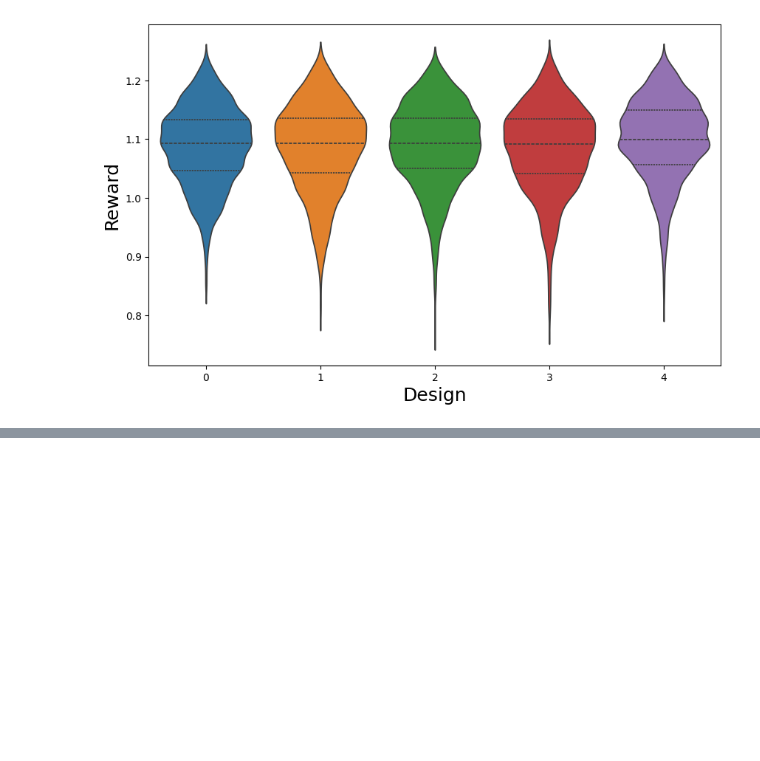
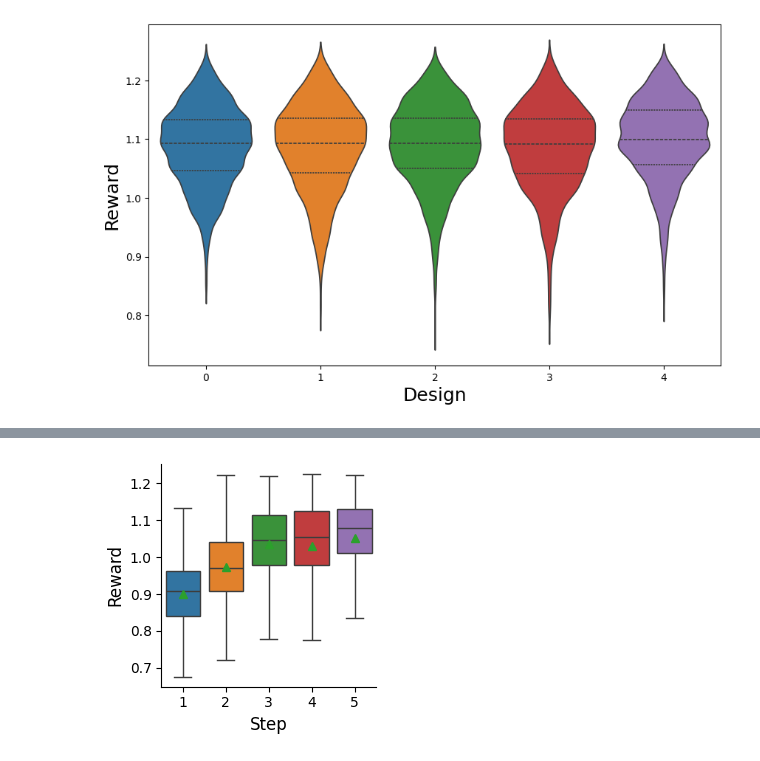
Before and after one commit to MichalKobiela/GeneCircuitsRL, a Jupyter notebook: Additional Results/rl_repressialtor_reinforce_past_amort_multi_step_frame_5_alternative_fixed_point_0.ipynb, the cells around one changed output, grey strips where cells are left out. Drawn from its saved outputs; the diff is of its cells as text; code cells hidden in the pictures; blank space fills up the shorter version.

```diff
--- a/Additional Results/rl_repressialtor_reinforce_past_amort_multi_step_frame_5_alternative_fixed_point_0.ipynb
+++ b/Additional Results/rl_repressialtor_reinforce_past_amort_multi_step_frame_5_alternative_fixed_point_0.ipynb
@@ -414,7 +415,7 @@ from stable_baselines3.common.monitor import Monitor
 env = CustomEnv()
 
 # ==== Configuration ====
-log_dir = "../logs/rl_repressilator_past_amort_multi_step_frame_5_1234"
+log_dir = "../logs/rl_repressilator_past_amort_multi_step_frame_5_1235"
 model_path = os.path.join(log_dir, "ppo_model")
 
 model = PPO.load(model_path)
@@ -432,30 +433,32 @@ for i in range(1000):
     action, _states = model.predict(obs, deterministic=True)
     obs, reward, terminated, truncated, info = env.step(action)
     first_rewards_adapt[i] = (reward + jl.reward_normalized_past_amort(np.hstack((env.uncertain, action)), 1/7) + jl.reward_normalized_past_amort(np.hstack((env.uncertain, action)), 1/7) + jl.reward_normalized_past_amort(np.hstack((env.uncertain, action)), 1/7) + jl.reward_normalized_past_amort(np.hstack((env.uncertain, action)), 1/7))/ 5
     action, _states = model.predict(obs, deterministic=True)
     obs, reward, terminated, truncated, info = env.step(action)
     second_rewards_adapt[i] = (reward + jl.reward_normalized_past_amort(np.hstack((env.uncertain, action)), 1/7) + jl.reward_normalized_past_amort(np.hstack((env.uncertain, action)), 1/7) + jl.reward_normalized_past_amort(np.hstack((env.uncertain, action)), 1/7) + jl.reward_normalized_past_amort(np.hstack((env.uncertain, action)), 1/7))/ 5
     action, _states = model.predict(obs, deterministic=True)
     obs, reward, terminated, truncated, info = env.step(action)
     third_rewards_adapt[i] = (reward + jl.reward_normalized_past_amort(np.hstack((env.uncertain, action)), 1/7) + jl.reward_normalized_past_amort(np.hstack((env.uncertain, action)), 1/7) + jl.reward_normalized_past_amort(np.hstack((env.uncertain, action)), 1/7) + jl.reward_normalized_past_amort(np.hstack((env.uncertain, action)), 1/7))/ 5
     action, _states = model.predict(obs, deterministic=True)
     obs, reward, terminated, truncated, info = env.step(action)
     forth_rewards_adapt[i] = (reward + jl.reward_normalized_past_amort(np.hstack((env.uncertain, action)), 1/7) + jl.reward_normalized_past_amort(np.hstack((env.uncertain, action)), 1/7) + jl.reward_normalized_past_amort(np.hstack((env.uncertain, action)), 1/7) + jl.reward_normalized_past_amort(np.hstack((env.uncertain, action)), 1/7))/ 5
     action, _states = model.predict(obs, deterministic=True)
     obs, reward, terminated, truncated, info = env.step(action)
     fifth_rewards_adapt[i] = (reward + jl.reward_normalized_past_amort(np.hstack((env.uncertain, action)), 1/7) + jl.reward_normalized_past_amort(np.hstack((env.uncertain, action)), 1/7) + jl.reward_normalized_past_amort(np.hstack((env.uncertain, action)), 1/7) + jl.reward_normalized_past_amort(np.hstack((env.uncertain, action)), 1/7))/ 5
 
 # Plot boxplot with seaborn
 plt.figure(figsize=(3, 3))
 sns.boxplot(data=[first_rewards_adapt, second_rewards_adapt, third_rewards_adapt, forth_rewards_adapt, fifth_rewards_adapt], showmeans=True, showfliers = False)
 
 # Set x-axis labels starting from 1
 plt.xticks(ticks=range(5), labels=["1", "2", "3", "4", "5"])
 
 plt.xlabel("Step", fontsize=12)
 plt.ylabel("Reward", fontsize=12)
 
 sns.despine()
 plt.tight_layout()
 # plt.savefig("boxes_std.pdf", format="pdf")
 plt.show()
+# %% [output]
+[figure, added]
```
Also changed, not shown: parts of 2 cells of this notebook, 9 other files.
